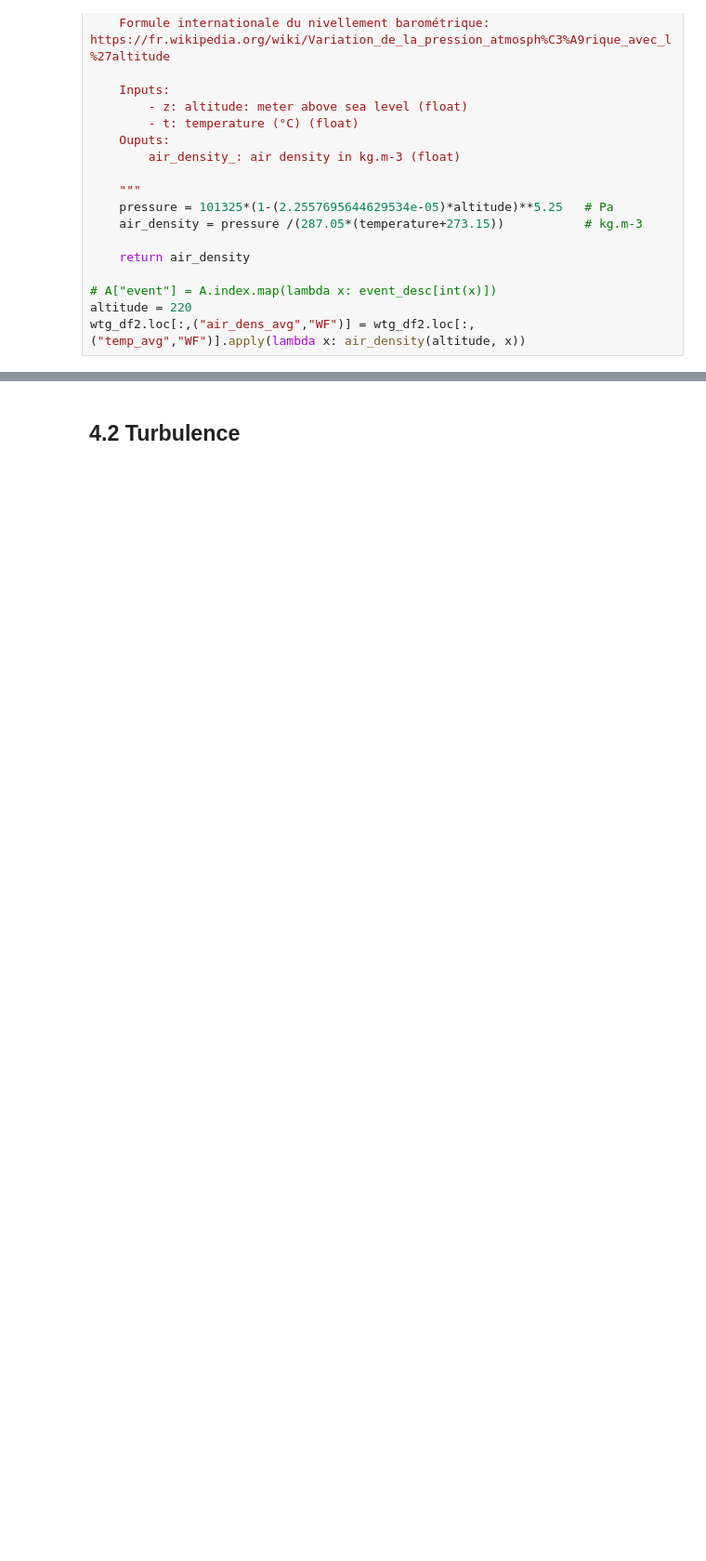
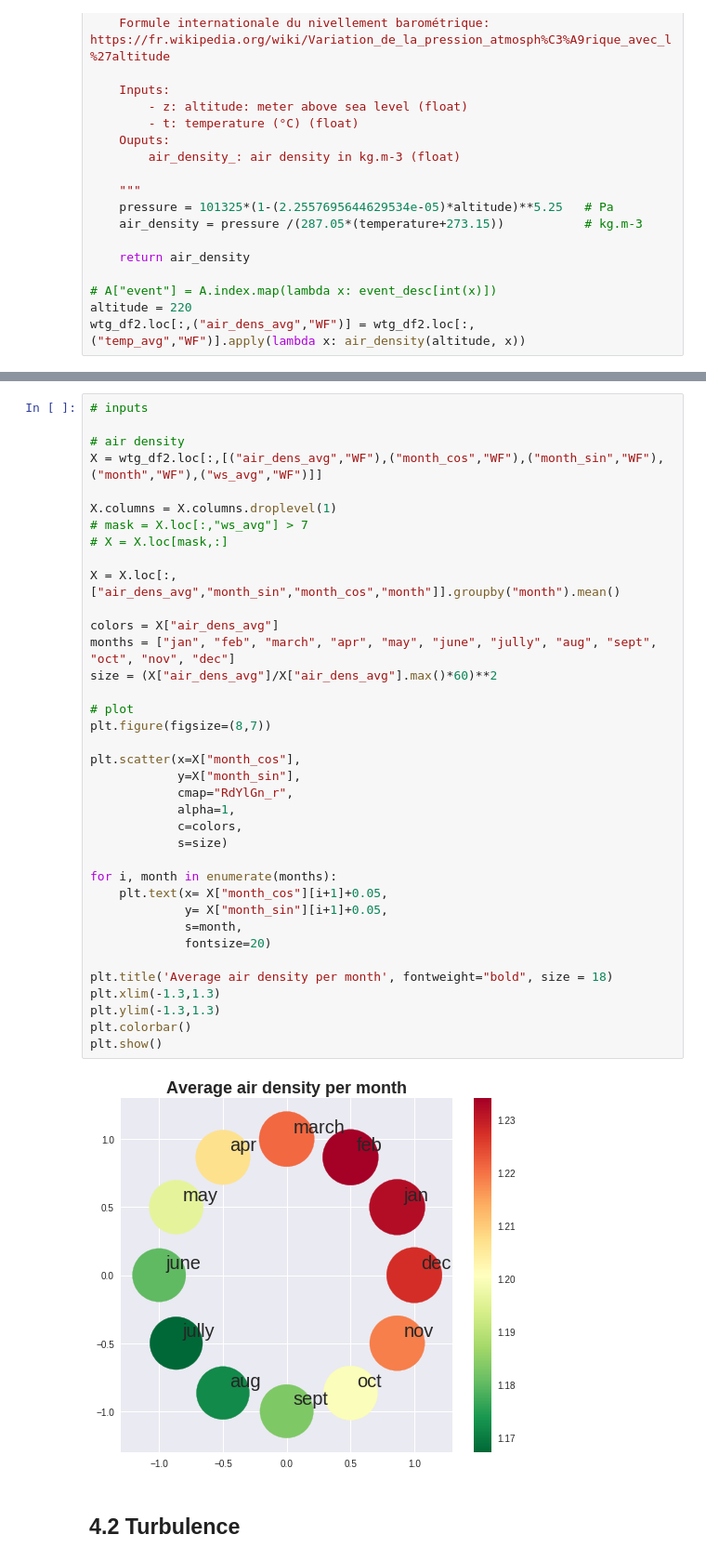
Before and after one commit to Umercia/wind_power, a Jupyter notebook: data_processing.ipynb, the cells around one changed output, grey strips where cells are left out. Shown at 93% size. Saved outputs shown, nothing was run; the diff lists cells and outputs as text; blank space fills up the shorter version.

```diff
--- a/data_processing.ipynb
+++ b/data_processing.ipynb
@@ -1004,3 +1038,42 @@ plt.show()
+# %%
+# inputs
+
+# air density
+X = wtg_df2.loc[:,[("air_dens_avg","WF"),("month_cos","WF"),("month_sin","WF"),("month","WF"),("ws_avg","WF")]]
+
+X.columns = X.columns.droplevel(1)
+# mask = X.loc[:,"ws_avg"] > 7
+# X = X.loc[mask,:]
+
+X = X.loc[:,["air_dens_avg","month_sin","month_cos","month"]].groupby("month").mean()
+
+colors = X["air_dens_avg"]
+months = ["jan", "feb", "march", "apr", "may", "june", "jully", "aug", "sept", "oct", "nov", "dec"]
+size = (X["air_dens_avg"]/X["air_dens_avg"].max()*60)**2
+
+# plot
+plt.figure(figsize=(8,7))
+
+plt.scatter(x=X["month_cos"],
+            y=X["month_sin"],
+            cmap="RdYlGn_r",
+            alpha=1,
+            c=colors,
+            s=size)
+
+for i, month in enumerate(months):
+    plt.text(x= X["month_cos"][i+1]+0.05,
+             y= X["month_sin"][i+1]+0.05,
+             s=month,
+             fontsize=20)
+
+plt.title('Average air density per month', fontweight="bold", size = 18)
+plt.xlim(-1.3,1.3)
+plt.ylim(-1.3,1.3)
+plt.colorbar()
+plt.show()
+# %% [output]
+[figure, added]
 # %% [markdown]
 ## 4.2 Turbulence
 # %%
```
Also changed, not shown: parts of 18 cells of this notebook.
